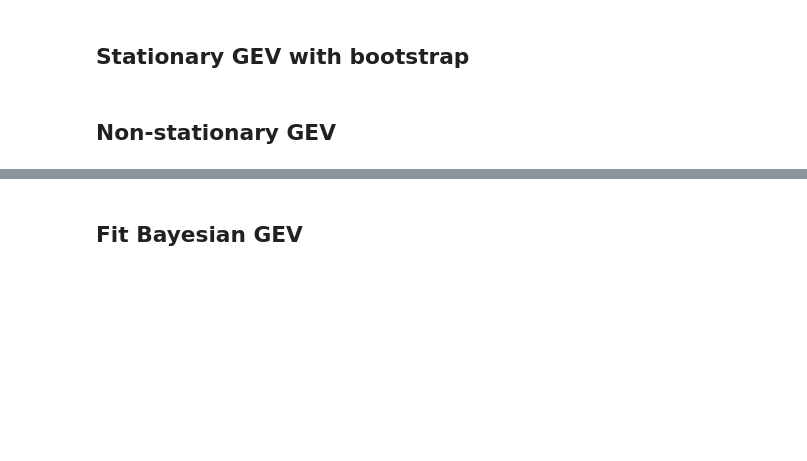
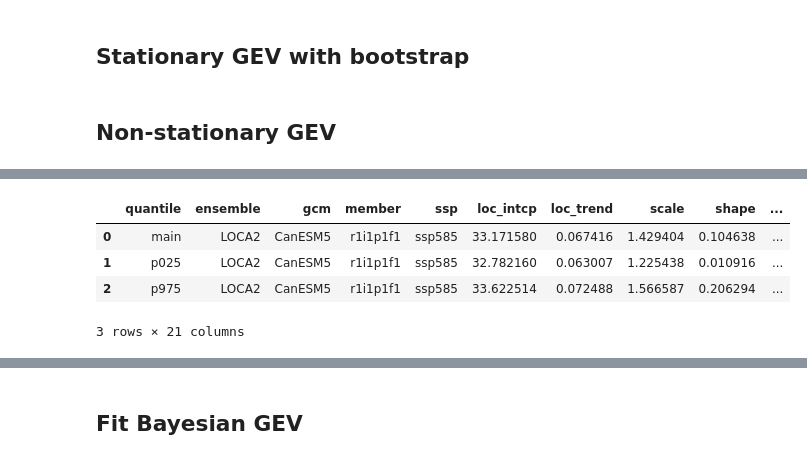
Before and after one commit to david0811/conus_comparison_lafferty-etal-2024, a Jupyter notebook: scripts/02b_eva_cities.ipynb, the cells around one changed output, grey strips where cells are left out. Cells and saved outputs as stored; diff of their text form; code cells hidden in the pictures; blank space fills up the shorter version.

```diff
--- a/scripts/02b_eva_cities.ipynb
+++ b/scripts/02b_eva_cities.ipynb
@@ -116,0 +119,21 @@ _ = dask.compute(*delayed)
+# %%
+%%time
+gevu.fit_gev_city(
+    city='nyc',
+    metric_id='max_tasmax',
+    ensemble='LOCA2',
+    gcm='CanESM5',
+    ssp='ssp585',
+    member='r1i1p1f1',
+    hist_slice=None,
+    proj_slice=None,
+    fit_method='mle',
+    stationary=False,
+    periods_for_level=[10,25,50,100],
+    years=[1950,2100],
+    bootstrap="parametric",
+    return_period_years=[1975,2075],
+    return_period_diffs=[[1975,2075]],
+    n_boot=250
+)
+# %% [output]
@@ -116,0 +142,5 @@ _ = dask.compute(*delayed)
+|  | quantile | ensemble | gcm | member | ssp | loc_intcp | loc_trend | scale | shape | ... |
+| 0 | main | LOCA2 | CanESM5 | r1i1p1f1 | ssp585 | 33.171580 | 0.067416 | 1.429404 | 0.104638 | ... |
+| 1 | p025 | LOCA2 | CanESM5 | r1i1p1f1 | ssp585 | 32.782160 | 0.063007 | 1.225438 | 0.010916 | ... |
+| 2 | p975 | LOCA2 | CanESM5 | r1i1p1f1 | ssp585 | 33.622514 | 0.072488 | 1.566587 | 0.206294 | ... |
+3 rows × 21 columns
```
Also changed, not shown: parts of 16 cells of this notebook, 17 other files.
